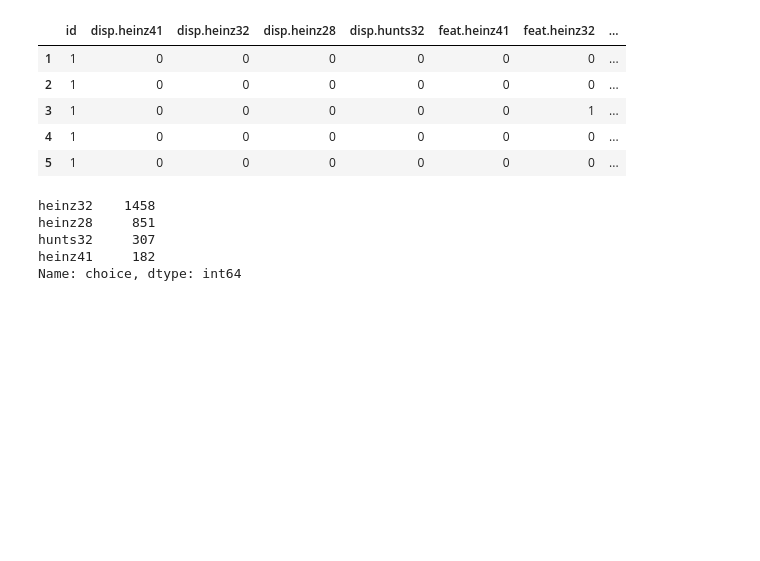
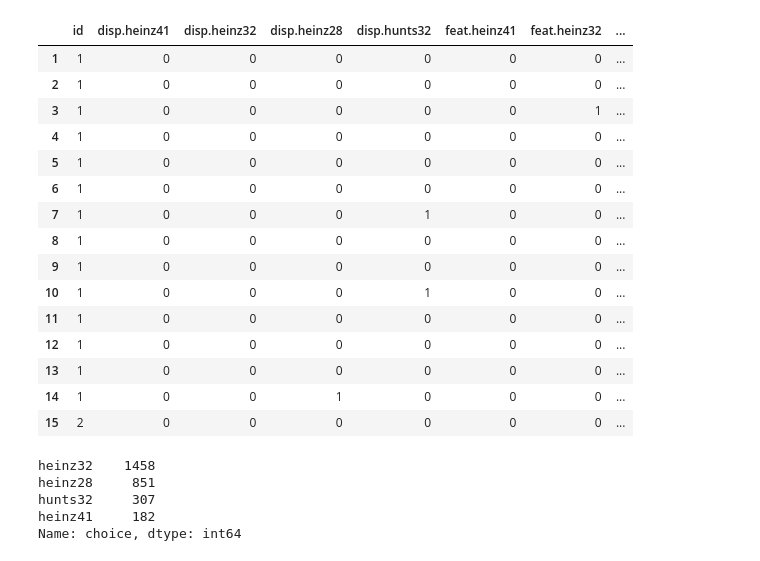
Before and after one commit to njajanssen/Thesis, a Jupyter notebook: data/data.ipynb, the cells around one changed output. Cells and saved outputs as stored; diff of their text form; code cells hidden in the pictures; blank space fills up the shorter version.

```diff
--- a/data/data.ipynb
+++ b/data/data.ipynb
@@ -5,14 +5,24 @@ import matplotlib.pyplot as plt
 # %%
 d = pd.read_csv('catsup.txt', delimiter=' ')
 # %%
-d.head()
+d.head(15)
 # %% [output]
 |  | id | disp.heinz41 | disp.heinz32 | disp.heinz28 | disp.hunts32 | feat.heinz41 | feat.heinz32 | ... |
 | 1 | 1 | 0 | 0 | 0 | 0 | 0 | 0 | ... |
 | 2 | 1 | 0 | 0 | 0 | 0 | 0 | 0 | ... |
 | 3 | 1 | 0 | 0 | 0 | 0 | 0 | 1 | ... |
 | 4 | 1 | 0 | 0 | 0 | 0 | 0 | 0 | ... |
 | 5 | 1 | 0 | 0 | 0 | 0 | 0 | 0 | ... |
+| 6 | 1 | 0 | 0 | 0 | 0 | 0 | 0 | ... |
+| 7 | 1 | 0 | 0 | 0 | 1 | 0 | 0 | ... |
+| 8 | 1 | 0 | 0 | 0 | 0 | 0 | 0 | ... |
+| 9 | 1 | 0 | 0 | 0 | 0 | 0 | 0 | ... |
+| 10 | 1 | 0 | 0 | 0 | 1 | 0 | 0 | ... |
+| 11 | 1 | 0 | 0 | 0 | 0 | 0 | 0 | ... |
+| 12 | 1 | 0 | 0 | 0 | 0 | 0 | 0 | ... |
+| 13 | 1 | 0 | 0 | 0 | 0 | 0 | 0 | ... |
+| 14 | 1 | 0 | 0 | 1 | 0 | 0 | 0 | ... |
+| 15 | 2 | 0 | 0 | 0 | 0 | 0 | 0 | ... |
 # %%
 d['choice'].value_counts()
 # %% [output]
```
Also changed, not shown: parts of 1 cell of this notebook, 2 other files.
